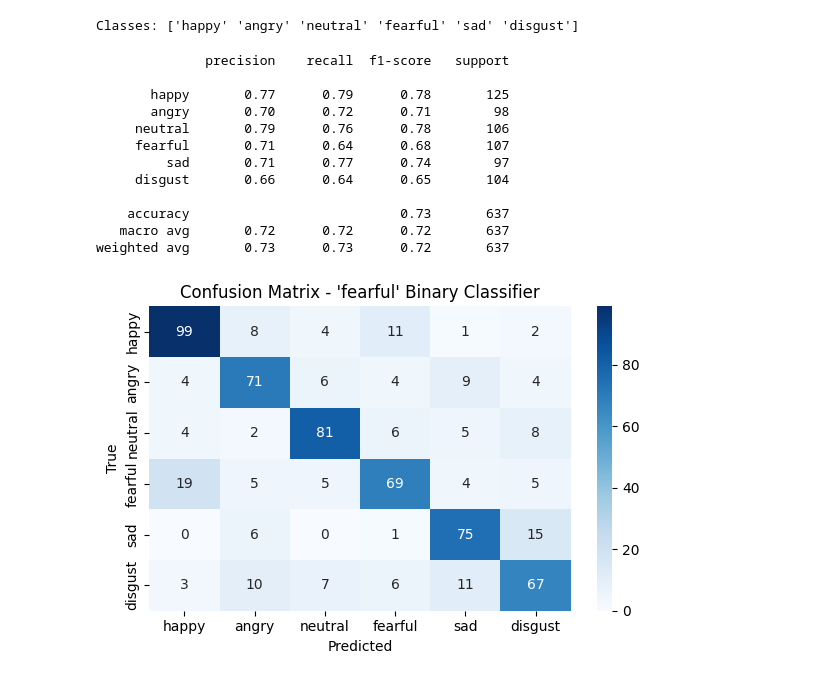
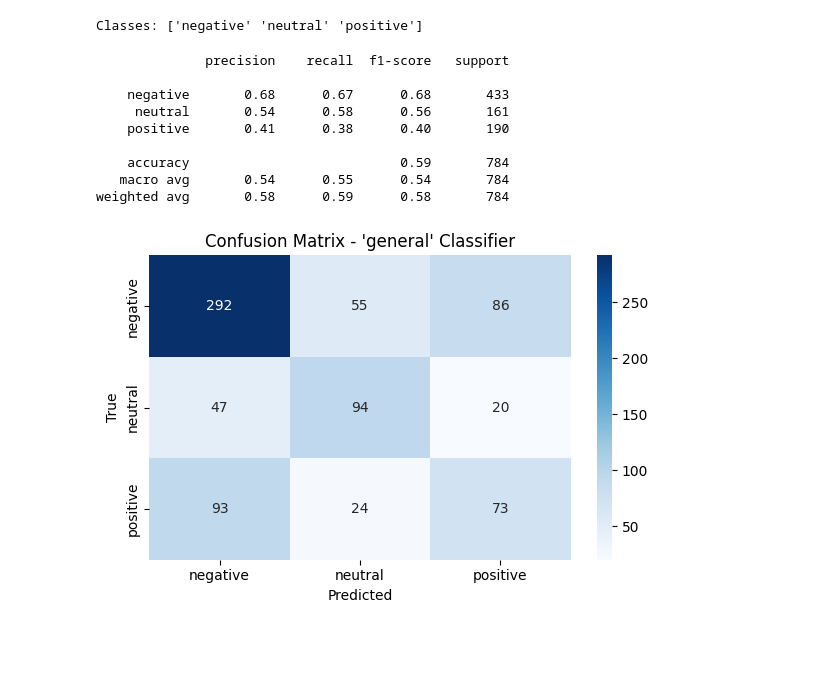
Before and after one commit to JudahKeelin/Jupyter-Projects, a Jupyter notebook: Important Files/MLPGridGeneralModelTraining.ipynb, the cells around one changed output. Cells and saved outputs as stored; diff of their text form; code cells hidden in the pictures; blank space fills up the shorter version.

```diff
--- a/Important Files/MLPGridGeneralModelTraining.ipynb
+++ b/Important Files/MLPGridGeneralModelTraining.ipynb
@@ -28,60 +28,99 @@ from sklearn.ensemble import StackingClassifier # type: ignore
 from xgboost import XGBClassifier # type: ignore
 # %%
-x_train = pd.read_csv('x_train_openSmile_emobase.csv')
-y_train = pd.read_csv('y_train_openSmile_emobase.csv')
-x_test = pd.read_csv('x_test_openSmile_emobase.csv')
-y_test = pd.read_csv('y_test_openSmile_emobase.csv')
+x_train = pd.read_csv('x_train_wav2.csv')
+y_train = pd.read_csv('y_train_wav2.csv')
+x_test = pd.read_csv('x_test_wav2.csv')
+y_test = pd.read_csv('y_test_wav2.csv')
+
+def remove_outliers_iforest(X, y, frac=0.05, random_state=42):
+    iso = IsolationForest(contamination=frac, random_state=random_state)
+    preds = iso.fit_predict(X)
+    # preds == -1 → outlier; preds == 1 → inlier
+    mask = preds == 1
+
+    X_clean = X[mask]
+    y_clean = np.array(y)[mask]
+
+    if isinstance(y, pd.DataFrame):
+        y_clean = pd.DataFrame(y_clean, columns=y.columns)
+    if isinstance(X, pd.DataFrame):
+        X_clean = pd.DataFrame(X_clean, columns=X.columns)
+    return X_clean, y_clean, mask
+
+# Example usage:
+# x_train, y_train, inlier_mask = remove_outliers_iforest(x_train, y_train, frac=0.02)
 
 classes = y_test["emotion"].unique()
 print(f"Classes: {classes}")
 # %% [output]
-Classes: ['happy' 'angry' 'neutral' 'fearful' 'sad' 'disgust']
+Classes: ['negative' 'neutral' 'positive']
+# %%
+etc = ExtraTreesClassifier(
+    n_estimators=200,
+    random_state=42,
+    n_jobs=-1
+)
+
+etc.fit(x_train, y_train["emotion"])
+
+importances = etc.feature_importances_
+
+sorted_importances = np.sort(importances)[::-1]
+cumulative_importances = np.cumsum(sorted_importances)
+threshold_index = np.searchsorted(cumulative_importances, 0.1)
+threshold_value = sorted_importances[threshold_index]
+
+selector_model = SelectFromModel(etc, threshold=threshold_value, prefit=True)
+
+selected_features = x_train.columns[selector_model.get_support()]
 # %%
 mlp = MLPClassifier(
-    hidden_layer_sizes=(256, 128),
+    hidden_layer_sizes=(16, 8),
     activation="relu",
     solver="adam",
     alpha=1e-3,
     learning_rate_init=1e-3,
     max_iter=1000,
     random_state=42
 )
 
-mlp.fit(x_train, y_train)
+general_pipeline = Pipeline([
+    ("selector", selector_model),
+    ("mlp", mlp)
+])
 
-y_pred = mlp.predict(x_test)
-y_pred_proba = mlp.predict_proba(x_test)
+general_pipeline.fit(x_train, y_train)
+
+y_pred = general_pipeline.predict(x_test)
+y_pred_proba = general_pipeline.predict_proba(x_test)
 
 print(classification_report(y_test, y_pred, target_names=classes))
 
 cm = confusion_matrix(y_test, y_pred)
 
 # Plot
 plt.figure(figsize=(6, 4))
 sns.heatmap(
     cm,
     annot=True,
     fmt="d",
     cmap="Blues",
     xticklabels=classes,
     yticklabels=classes
 )
 plt.xlabel("Predicted")
 plt.ylabel("True")
-plt.title(f"Confusion Matrix - 'fearful' Binary Classifier")
+plt.title(f"Confusion Matrix - 'general' Classifier")
 plt.tight_layout()
 plt.show()
 # %% [output]
               precision    recall  f1-score   support
 
-       happy       0.77      0.79      0.78       125
-       angry       0.70      0.72      0.71        98
-     neutral       0.79      0.76      0.78       106
-     fearful       0.71      0.64      0.68       107
-         sad       0.71      0.77      0.74        97
-     disgust       0.66      0.64      0.65       104
+    negative       0.68      0.67      0.68       433
+     neutral       0.54      0.58      0.56       161
+    positive       0.41      0.38      0.40       190
 
-    accuracy                           0.73       637
-   macro avg       0.72      0.72      0.72       637
-weighted avg       0.73      0.73      0.72       637
+    accuracy                           0.59       784
+   macro avg       0.54      0.55      0.54       784
+weighted avg       0.58      0.59      0.58       784
-[figure, old version]
+[figure, new version]
```
Also changed, not shown: parts of 6 cells of this notebook, 49 other files.
